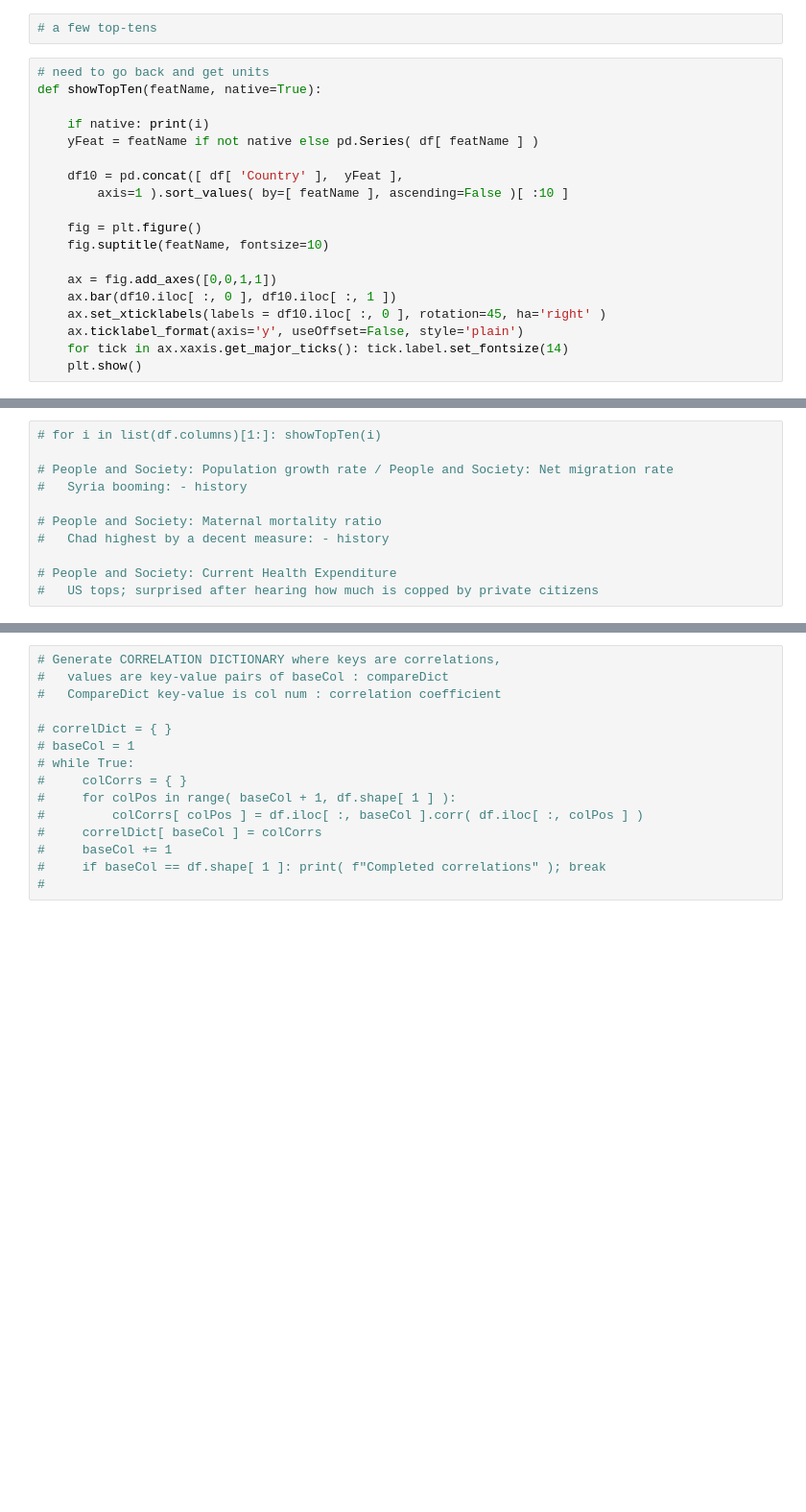
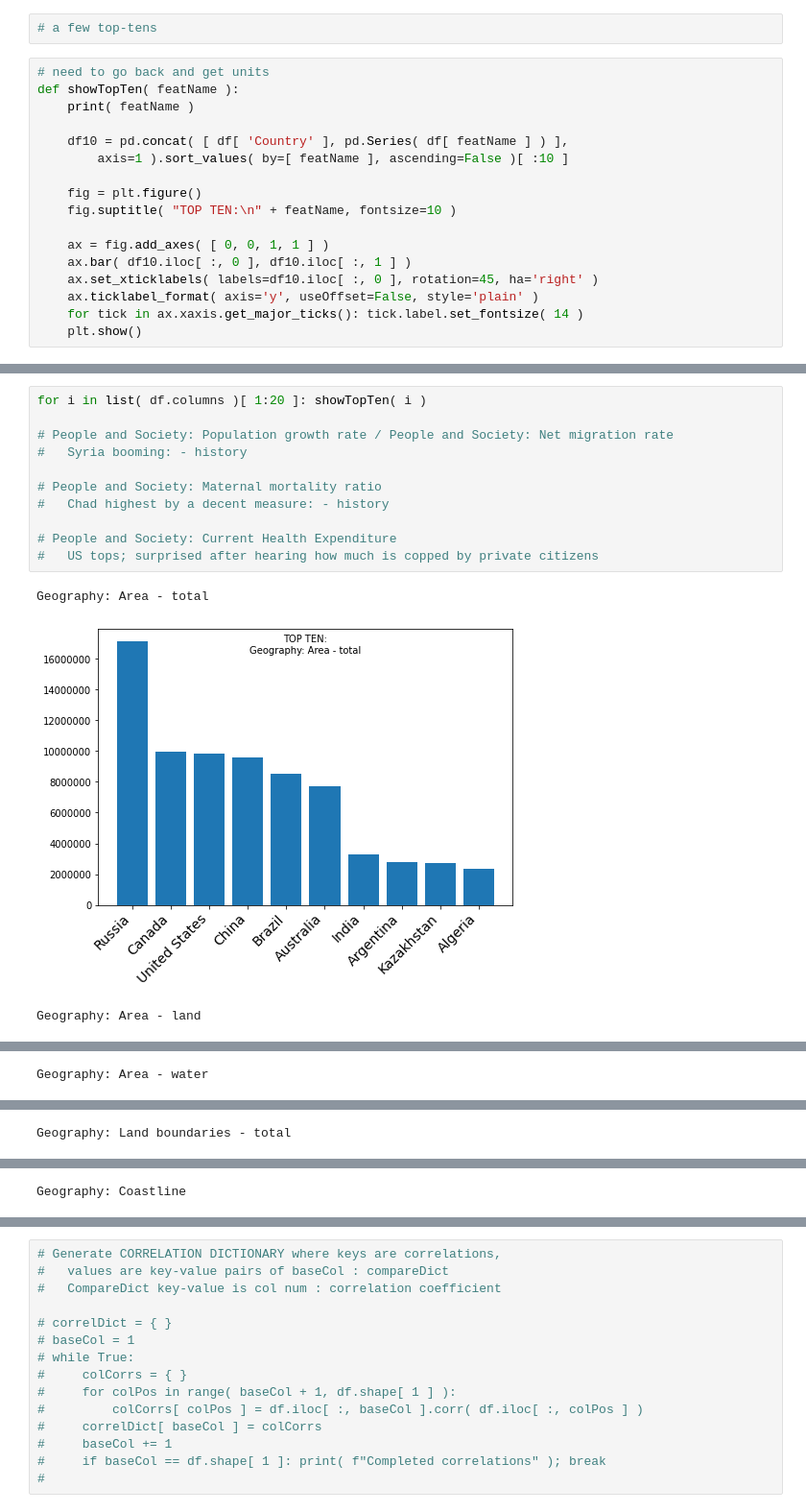
Before and after one commit to romstroller/ciaFactbook, a Jupyter notebook: ciaFBtest.ipynb, the cells around one changed output, grey strips where cells are left out. Shown: that part at 96% size. Drawn from its saved outputs; the diff is of its cells as text; blank space fills up the shorter version.

```diff
--- a/ciaFBtest.ipynb
+++ b/ciaFBtest.ipynb
@@ -438,20 +438,18 @@ df
 # a few top-tens
 # %%
 # need to go back and get units
-def showTopTen(featName, native=True):
+def showTopTen( featName ):
+    print( featName )
 
-    if native: print(i)
-    yFeat = featName if not native else pd.Series( df[ featName ] )
-
-    df10 = pd.concat([ df[ 'Country' ],  yFeat ],
+    df10 = pd.concat( [ df[ 'Country' ], pd.Series( df[ featName ] ) ],
         axis=1 ).sort_values( by=[ featName ], ascending=False )[ :10 ]
 
     fig = plt.figure()
-    fig.suptitle(featName, fontsize=10)
+    fig.suptitle( "TOP TEN:\n" + featName, fontsize=10 )
 
-    ax = fig.add_axes([0,0,1,1])
-    ax.bar(df10.iloc[ :, 0 ], df10.iloc[ :, 1 ])
-    ax.set_xticklabels(labels = df10.iloc[ :, 0 ], rotation=45, ha='right' )
-    ax.ticklabel_format(axis='y', useOffset=False, style='plain')
-    for tick in ax.xaxis.get_major_ticks(): tick.label.set_fontsize(14)
+    ax = fig.add_axes( [ 0, 0, 1, 1 ] )
+    ax.bar( df10.iloc[ :, 0 ], df10.iloc[ :, 1 ] )
+    ax.set_xticklabels( labels=df10.iloc[ :, 0 ], rotation=45, ha='right' )
+    ax.ticklabel_format( axis='y', useOffset=False, style='plain' )
+    for tick in ax.xaxis.get_major_ticks(): tick.label.set_fontsize( 14 )
     plt.show()
@@ -501,11 +521,15 @@ Elevation difference
 # %%
-# for i in list(df.columns)[1:]: showTopTen(i)
+for i in list( df.columns )[ 1:20 ]: showTopTen( i )
 
 # People and Society: Population growth rate / People and Society: Net migration rate
 #   Syria booming: - history
 
 # People and Society: Maternal mortality ratio
 #   Chad highest by a decent measure: - history
 
 # People and Society: Current Health Expenditure
 #   US tops; surprised after hearing how much is copped by private citizens
+# %% [output]
+Geography: Area - total
+[figure, added]
+Geography: Area - land
@@ -511,0 +537 @@ Elevation difference
+Geography: Area - water
@@ -511,0 +539 @@ Elevation difference
+Geography: Land boundaries - total
@@ -511,0 +541 @@ Elevation difference
+Geography: Coastline
```
Also changed, not shown: parts of 9 cells of this notebook.
